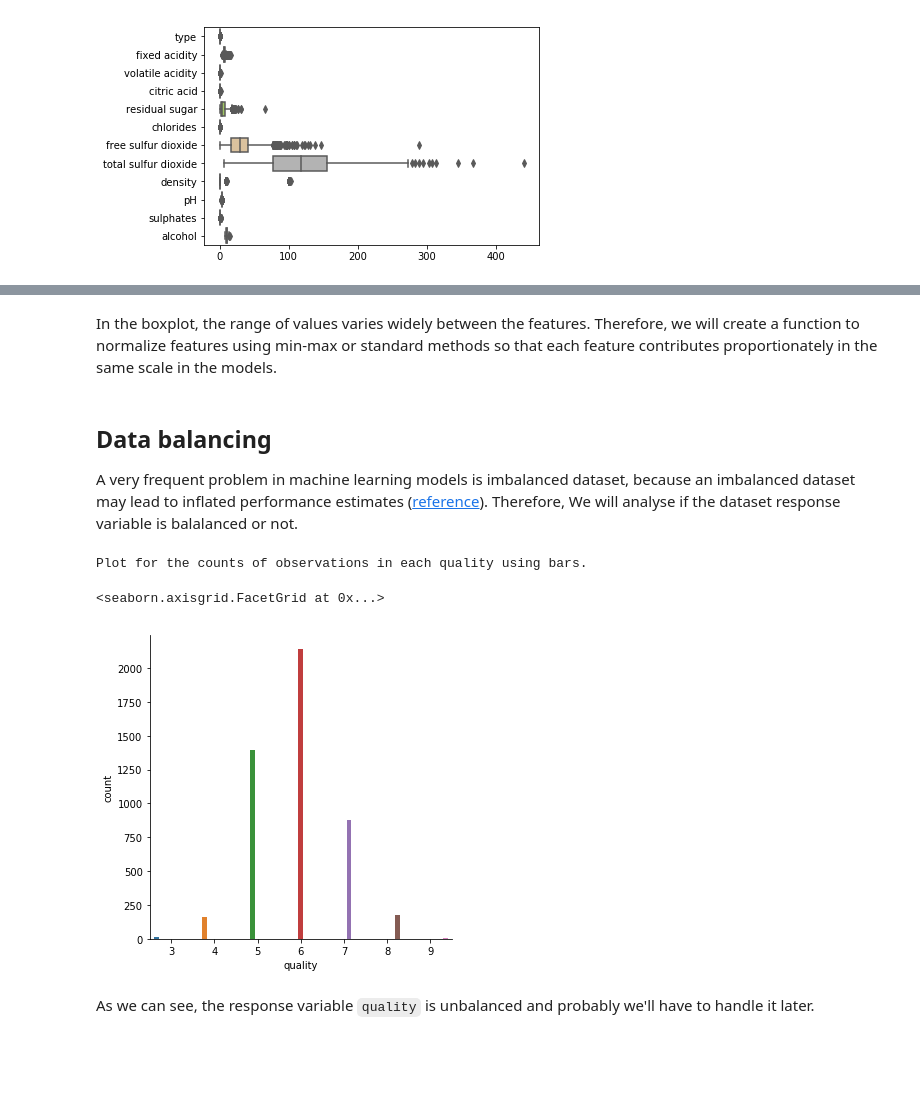
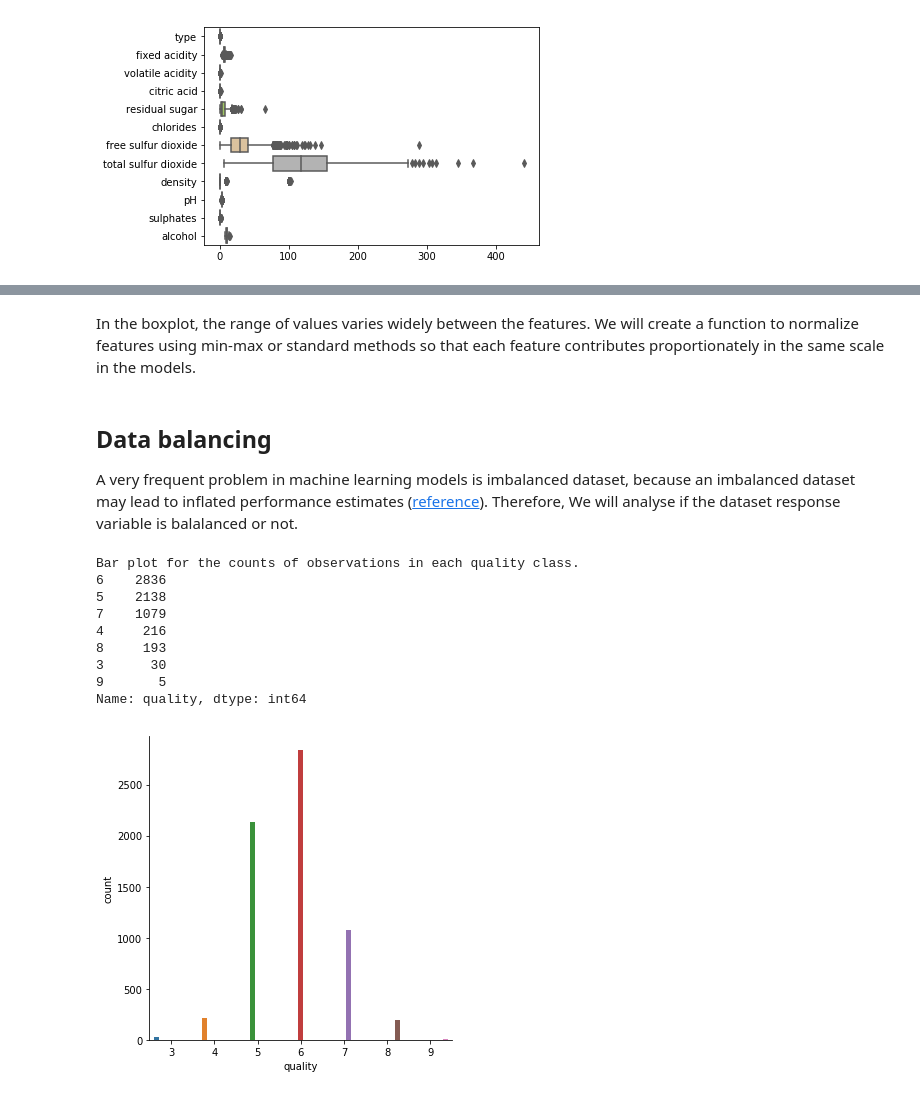
Before and after one commit to fernandojunior/wine-test, a Jupyter notebook: notebook.ipynb, the cells around one changed output, grey strips where cells are left out. Cells and saved outputs as stored; diff of their text form; code cells hidden in the pictures; blank space fills up the shorter version.

Commit message:
Perform data balancing and clean model training and eval

```diff
--- a/notebook.ipynb
+++ b/notebook.ipynb
@@ -142,7 +138,7 @@ def preprocess_features(X):
 
     return output
 
-X_all = preprocess_features(X_all)
+data = preprocess_features(data)
 # %% [markdown]
 ## Outliers and Feature scaling
 # %% [markdown]
@@ -184,5 +193,5 @@ Number of outliers for IQR factor 3.5: 1737
 # %% [markdown]
-In the boxplot, the range of values varies widely between the features. Therefore, we will create a function to normalize features using min-max or standard methods so that each feature contributes proportionately in the same scale in the models.
+In the boxplot, the range of values varies widely between the features. We will create a function to normalize features using min-max or standard methods so that each feature contributes proportionately in the same scale in the models.
 # %%
 from sklearn.preprocessing import MinMaxScaler, StandardScaler
 
@@ -207,12 +211,17 @@ def scale(X, scaler_type='minmax'):
 
 A very frequent problem in machine learning models is imbalanced dataset, because an imbalanced dataset may lead to inflated performance estimates ([reference](https://stats.stackexchange.com/questions/28029/training-a-decision-tree-against-unbalanced-data)). Therefore, We will analyse if the dataset response variable is balalanced or not.
 # %%
-print("Plot for the counts of observations in each quality using bars.")
-#sns.catplot("quality", data=data, hue='quality', kind="count")
-sns.catplot("quality", data=X_all_noout.join(y_all_noout), hue='quality', kind="count")
+print("Bar plot for the counts of observations in each quality class.")
+sns.catplot("quality", data=data, hue='quality', kind="count")
+print(data[target_col].value_counts())
 # %% [output]
-Plot for the counts of observations in each quality using bars.
+Bar plot for the counts of observations in each quality class.
+6    2836
+5    2138
+7    1079
+4     216
+8     193
+3      30
+9       5
+Name: quality, dtype: int64
-<seaborn.axisgrid.FacetGrid at 0x...>
-[figure, old version]
+[figure, new version]
-# %% [markdown]
-As we can see, the response variable `quality` is unbalanced and probably we'll have to handle it later.
```
Also changed, not shown: parts of 13 cells of this notebook.
